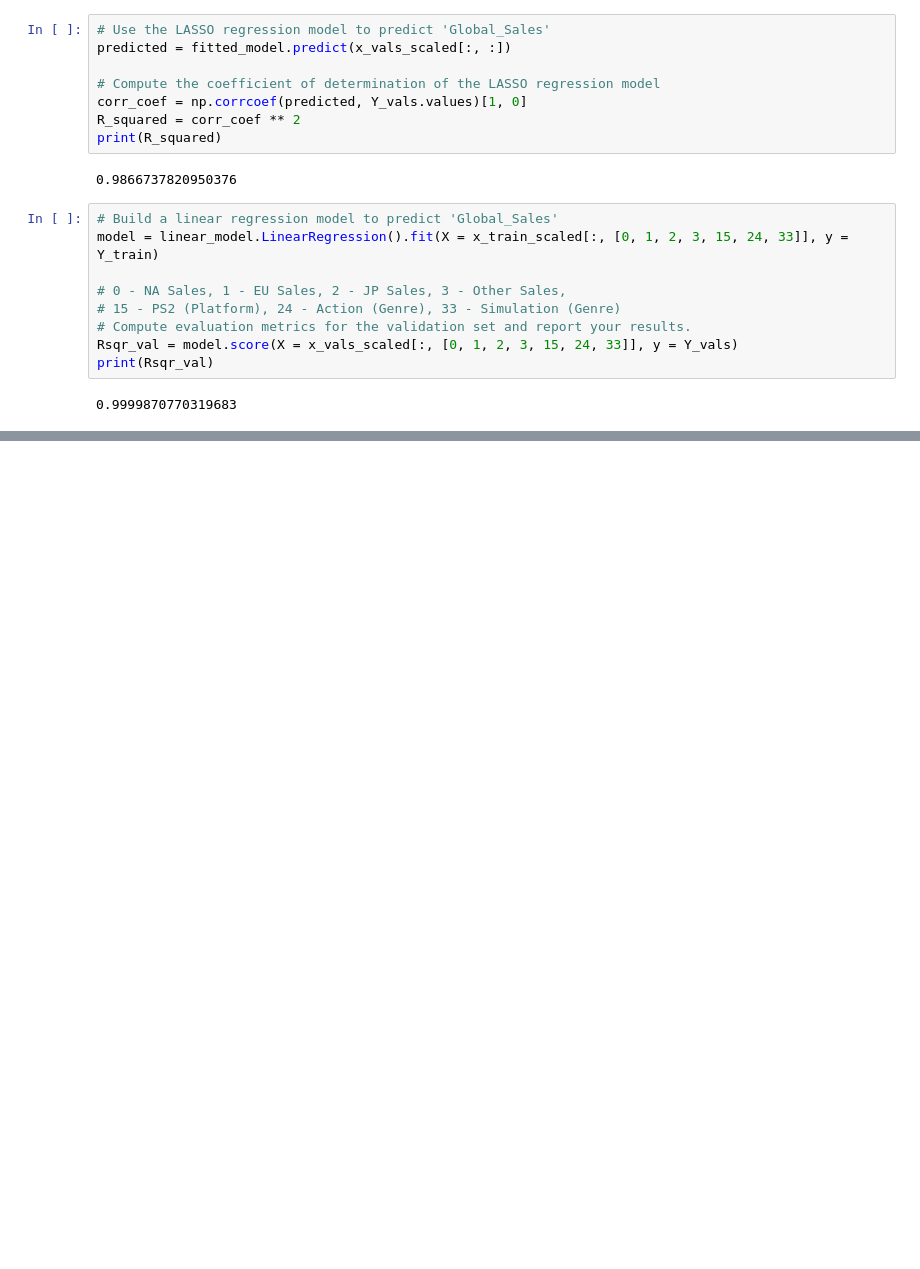
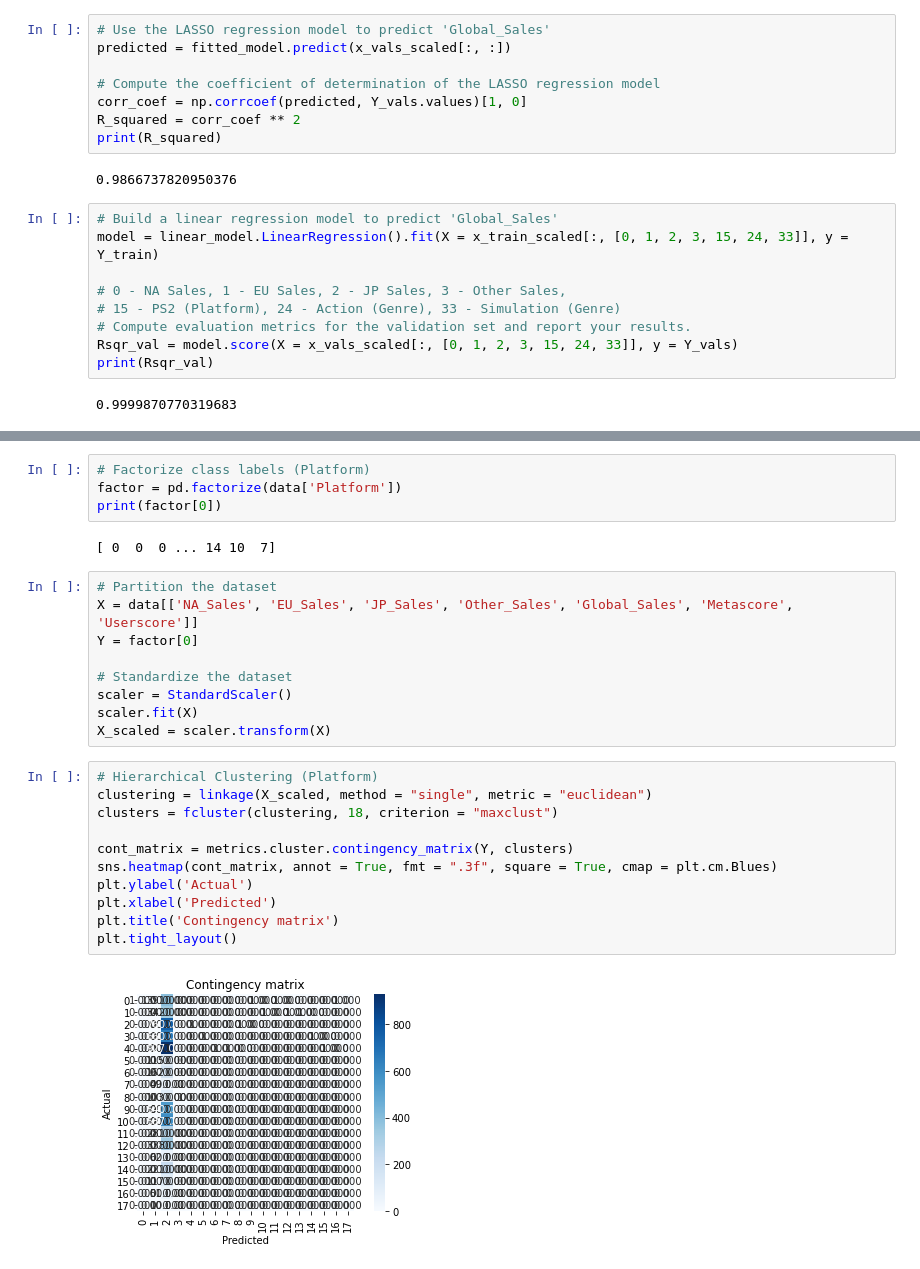
Before and after one commit to lambert-stephen/Data-Science-Final-Project, a Jupyter notebook: final_project.ipynb, the cells around one changed output, grey strips where cells are left out. Drawn from its saved outputs; the diff is of its cells as text; blank space fills up the shorter version.

Commit message:
finished clustering

```diff
--- a/final_project.ipynb
+++ b/final_project.ipynb
@@ -1218,0 +1247,28 @@ print(Rsqr_val)
+# %%
+# Factorize class labels (Platform)
+factor = pd.factorize(data['Platform'])
+print(factor[0])
+# %% [output]
+[ 0  0  0 ... 14 10  7]
+# %%
+# Partition the dataset
+X = data[['NA_Sales', 'EU_Sales', 'JP_Sales', 'Other_Sales', 'Global_Sales', 'Metascore', 'Userscore']]
+Y = factor[0]
+
+# Standardize the dataset
+scaler = StandardScaler()
+scaler.fit(X)
+X_scaled = scaler.transform(X)
+# %%
+# Hierarchical Clustering (Platform)
+clustering = linkage(X_scaled, method = "single", metric = "euclidean")
+clusters = fcluster(clustering, 18, criterion = "maxclust")
+
+cont_matrix = metrics.cluster.contingency_matrix(Y, clusters)
+sns.heatmap(cont_matrix, annot = True, fmt = ".3f", square = True, cmap = plt.cm.Blues)
+plt.ylabel('Actual')
+plt.xlabel('Predicted')
+plt.title('Contingency matrix')
+plt.tight_layout()
+# %% [output]
+[figure, added]
```
Also changed, not shown: parts of 27 cells of this notebook.
